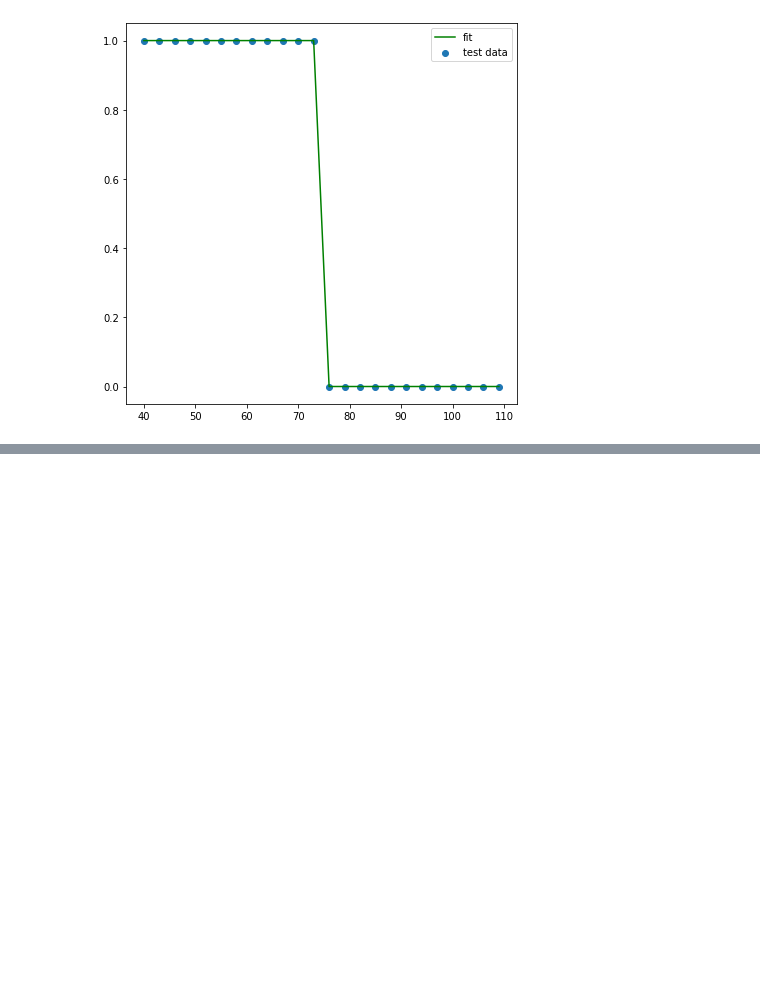
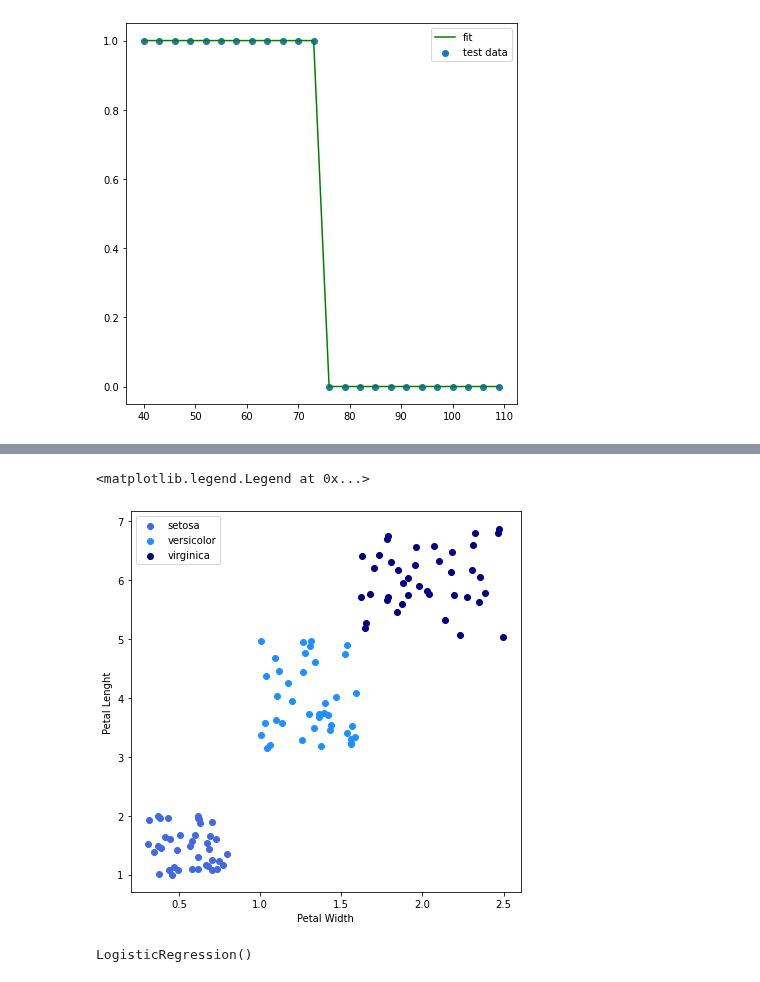
Before and after one commit to Space-Axolotl/Chapter-1, a Jupyter notebook: logistic_regression.ipynb, the cells around one changed output, grey strips where cells are left out. Saved outputs shown, nothing was run; the diff lists cells and outputs as text; code cells hidden in the pictures; blank space fills up the shorter version.

```diff
--- a/logistic_regression.ipynb
+++ b/logistic_regression.ipynb
@@ -66,0 +207,24 @@ plt.legend()
+# %%
+# draw a scatter plot of:
+# Iris Setosa petal width and length
+# Iris Versicolor petal width and length
+# Iris Virginica petal width and length
+
+fig = plt.figure(figsize=(7,7))
+ax = fig.add_subplot()
+
+ax.scatter(x_setosa[:,0],x_setosa[:,1],label='setosa',c='royalblue')
+ax.scatter(x_versicolor[:,0],x_versicolor[:,1],label='versicolor',c='dodgerblue')
+ax.scatter(x_virginica[:,0],x_virginica[:,1],label='virginica',c='navy')
+plt.xlabel('Petal Width')
+plt.ylabel('Petal Lenght')
+plt.legend()
+# %% [output]
+<matplotlib.legend.Legend at 0x...>
+[figure, added]
+# %%
+# Fit the data to a logistic regression model
+clf = LogisticRegression()
+clf.fit(X_train, y_train)
+# %% [output]
+LogisticRegression()
```
Also changed, not shown: parts of 10 cells of this notebook, 1 other file.
